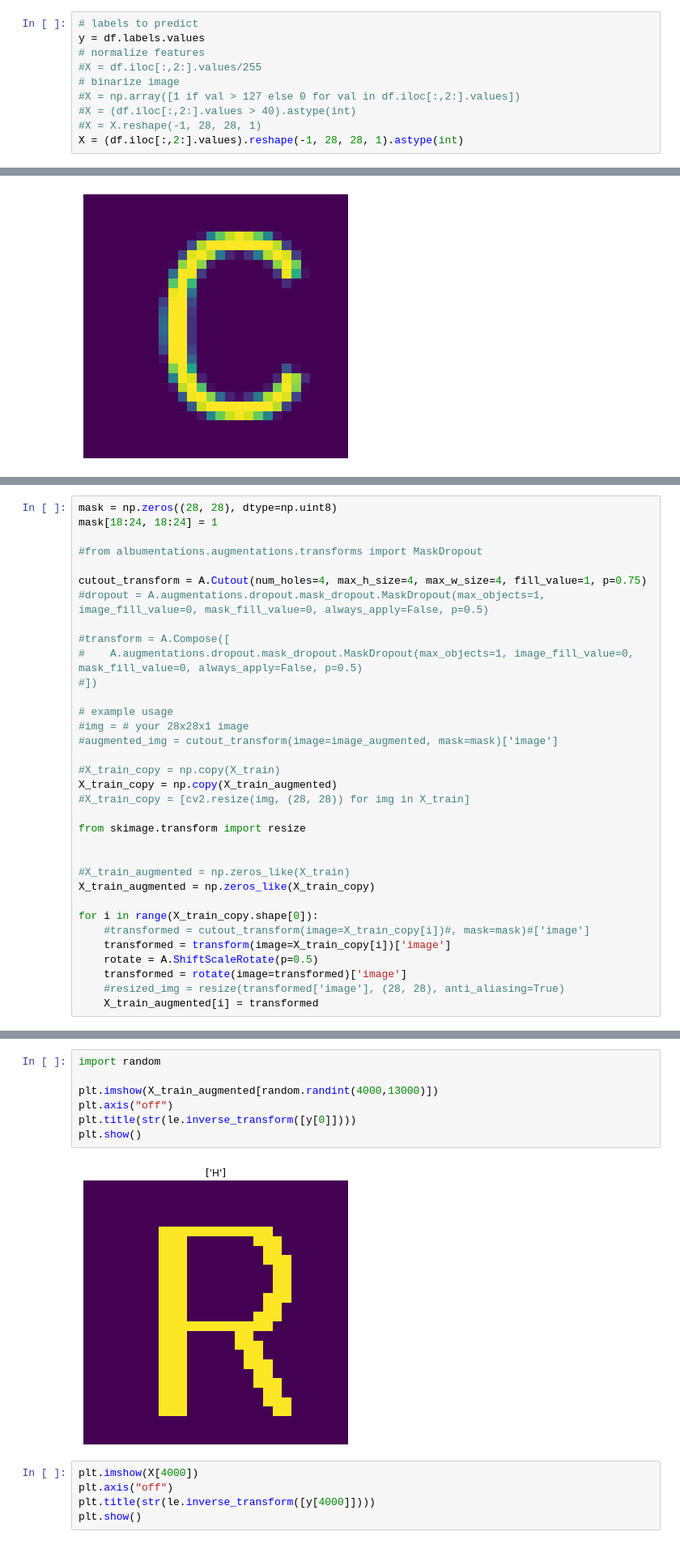
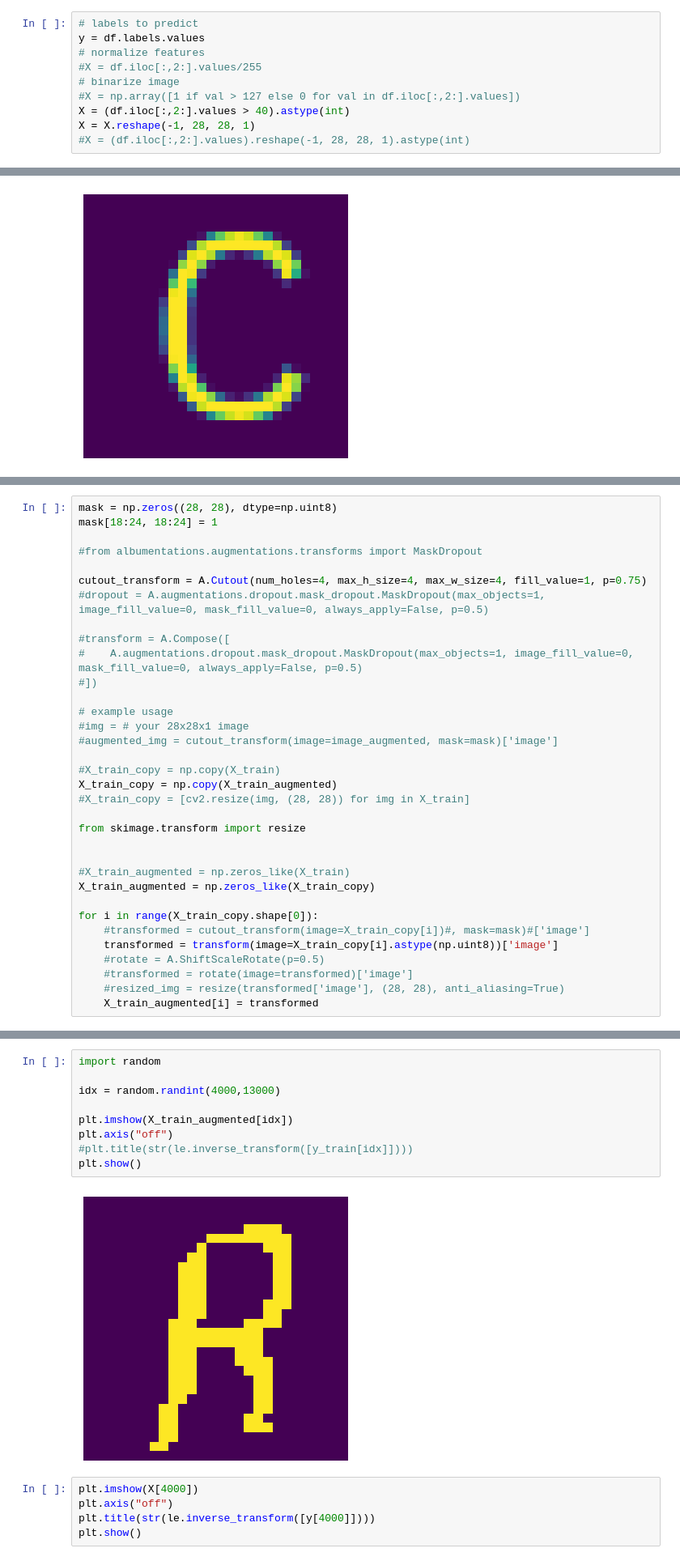
Before and after one commit to fyng/ScrabbleDetector, a Jupyter notebook: christine_cf_new.ipynb, the cells around one changed output, grey strips where cells are left out. Shown at 81% size. Drawn from its saved outputs; the diff is of its cells as text.

```diff
--- a/christine_cf_new.ipynb
+++ b/christine_cf_new.ipynb
@@ -33,9 +47,9 @@ y = df.labels.values
 #X = df.iloc[:,2:].values/255
 # binarize image
 #X = np.array([1 if val > 127 else 0 for val in df.iloc[:,2:].values])
-#X = (df.iloc[:,2:].values > 40).astype(int)
-#X = X.reshape(-1, 28, 28, 1)
-X = (df.iloc[:,2:].values).reshape(-1, 28, 28, 1).astype(int)
+X = (df.iloc[:,2:].values > 40).astype(int)
+X = X.reshape(-1, 28, 28, 1)
+#X = (df.iloc[:,2:].values).reshape(-1, 28, 28, 1).astype(int)
 # %%
 X_train, X_test, y_train, y_test = train_test_split(X, y, test_size = 0.2, random_state = SEED)
 #X_train, X_test, y_train, y_test = torch.from_numpy(X_train), torch.from_numpy(X_test), torch.from_numpy(y_train).type(torch.LongTensor), torch.from_numpy(y_test).type(torch.LongTensor)
@@ -136,8 +141,8 @@ X_train_augmented = np.zeros_like(X_train_copy)
 
 for i in range(X_train_copy.shape[0]):
     #transformed = cutout_transform(image=X_train_copy[i])#, mask=mask)#['image']
-    transformed = transform(image=X_train_copy[i])['image']
-    rotate = A.ShiftScaleRotate(p=0.5)
-    transformed = rotate(image=transformed)['image']
+    transformed = transform(image=X_train_copy[i].astype(np.uint8))['image']
+    #rotate = A.ShiftScaleRotate(p=0.5)
+    #transformed = rotate(image=transformed)['image']
     #resized_img = resize(transformed['image'], (28, 28), anti_aliasing=True)
     X_train_augmented[i] = transformed
@@ -146,12 +149,14 @@ error: OpenCV(4.7.0) D:\a\opencv-python\opencv-python\opencv\modules\imgproc\src
 # %%
 import random
 
-plt.imshow(X_train_augmented[random.randint(4000,13000)])
+idx = random.randint(4000,13000)
+
+plt.imshow(X_train_augmented[idx])
 plt.axis("off")
-plt.title(str(le.inverse_transform([y[0]])))
+#plt.title(str(le.inverse_transform([y_train[idx]])))
 plt.show()
 # %% [output]
-[figure, old version]
+[figure, new version]
 # %%
 plt.imshow(X[4000])
 plt.axis("off")
```
Also changed, not shown: parts of 16 cells of this notebook.
